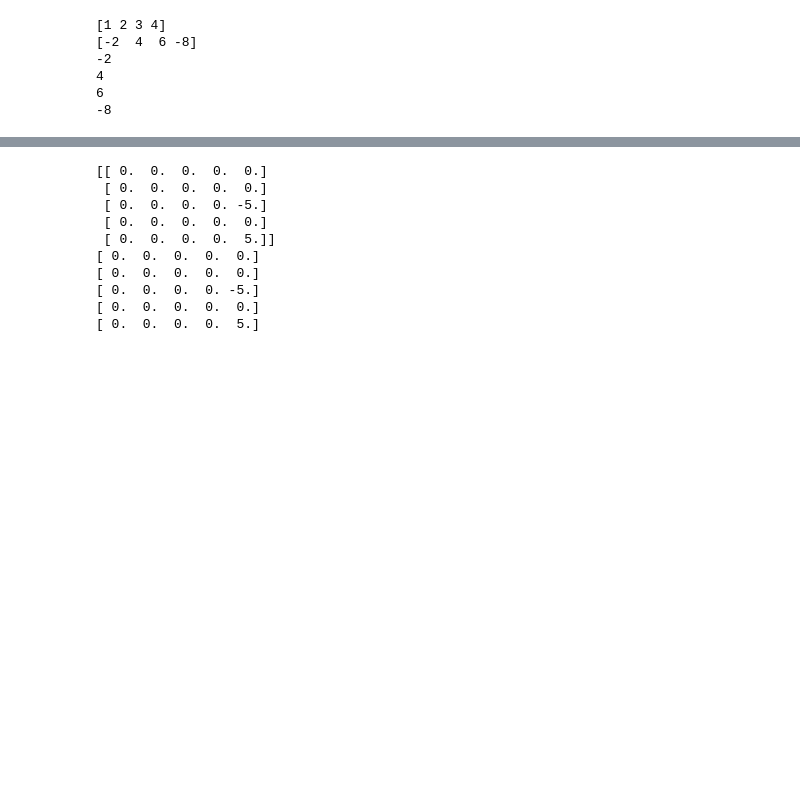
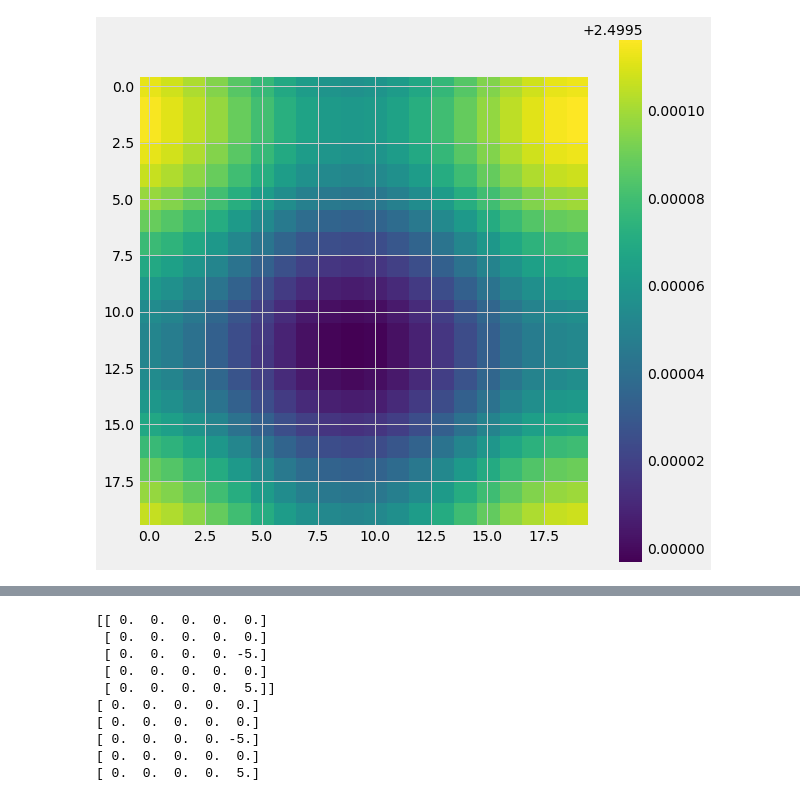
Before and after one commit to ianhi/courses, a Jupyter notebook: AC274/HW/HW_6/Multiphase d2q9.ipynb, the cells around one changed output, grey strips where cells are left out. Drawn from its saved outputs; the diff is of its cells as text; code cells hidden in the pictures; blank space fills up the shorter version.

```diff
--- a/AC274/HW/HW_6/Multiphase d2q9.ipynb
+++ b/AC274/HW/HW_6/Multiphase d2q9.ipynb
@@ -21,2 +16,20 @@ omega = 1
+# %%
+# Define parameters
+G = -5
+visc = 1/6
+dt = 1
+dx = 1
+rho_psi = 1
+rho_in = .69
+omega = 1/(3.*visc*(dt*dt)/(dx*dx) + 0.5*dt) # this is just one....
+lx = 20
+ly = 20
+Nsteps = 1000
+cs=1./np.sqrt(3)
+
+
+w = [4./9,1./9,1./9,1./9,1./9,1./36,1./36,1./36,1./36]
+ex=[0,1,0,-1,0 ,1,-1,-1, 1]
+ey=[0,0,1,0 ,-1,1, 1,-1,-1]
 # %%
 def init(rho_in):
@@ -109,13 +120,21 @@ def run(f,boundaries,internal_bound):
-# %%
-psi = np.arange(1,5)
-print(psi)
-print(psi*(np.roll(psi,-1,0)-np.roll(psi,1,0)))
-for i in range(4):
-    print(psi[i]*(psi[(i+1)%4]-psi[i-1]))
-# %% [output]
-[1 2 3 4]
-[-2  4  6 -8]
--2
-4
-6
--8
+# %%
+def calc_macro_f(f):
+    #Assumes f at a given time step
+    #  this fxn shouldn't be used in the loops as it takes times to create new numpy arrays
+    # useful after running for getting macro quantities w/o having the rho,u, and v arrays handy
+    u = np.zeros([lx,ly])
+    v = np.zeros([lx,ly])
+
+    rho = np.sum(f,axis=0)
+    for k in range(9):
+        u += f[k]*ex[k]
+#         print(ey[k])
+        v += f[k]*ey[k]
+    u=u/rho
+    v=v/rho
+    return rho, u ,v
+plt.imshow(calc_macro_f(f_out[500])[0])
+plt.colorbar()
+plt.show()
+# %% [output]
+[figure, added]
```
Also changed, not shown: parts of 3 cells of this notebook.
